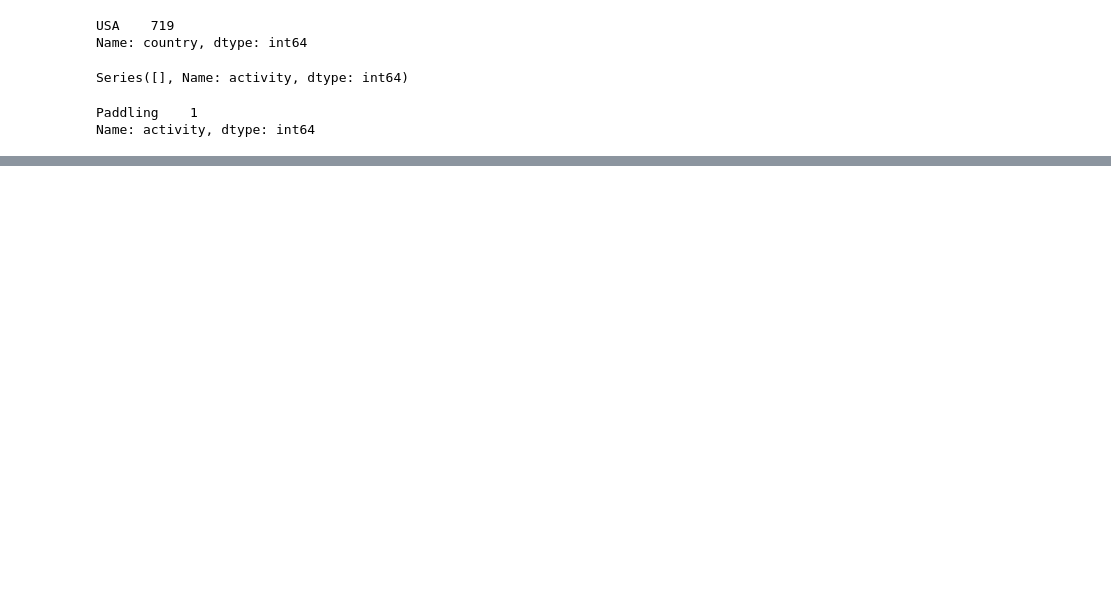
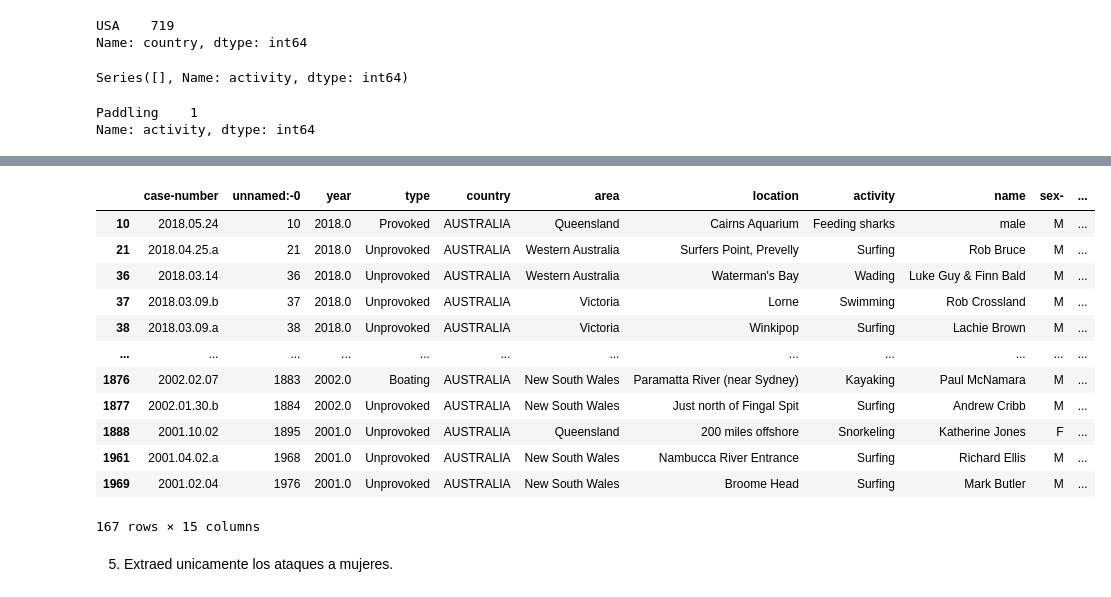
Before and after one commit to Adalab/DA-PROMO-B-MODULO1-SPRINT2-NATALIA-PAULA, a Jupyter notebook: Pandas 4.ipynb, the cells around one changed output, grey strips where cells are left out. Cells and saved outputs as stored; diff of their text form; code cells hidden in the pictures; blank space fills up the shorter version.

```diff
--- a/Pandas 4.ipynb
+++ b/Pandas 4.ipynb
@@ -157,0 +179,18 @@ Name: activity, dtype: int64
+# %%
+australia[australia['year']> 2000]
+# %% [output]
+|  | case-number | unnamed:-0 | year | type | country | area | location | activity | name | sex- | ... |
+| 10 | 2018.05.24 | 10 | 2018.0 | Provoked | AUSTRALIA | Queensland | Cairns Aquarium | Feeding sharks | male | M | ... |
+| 21 | 2018.04.25.a | 21 | 2018.0 | Unprovoked | AUSTRALIA | Western Australia | Surfers Point, Prevelly | Surfing | Rob Bruce | M | ... |
+| 36 | 2018.03.14 | 36 | 2018.0 | Unprovoked | AUSTRALIA | Western Australia | Waterman's Bay | Wading | Luke Guy & Finn Bald | M | ... |
+| 37 | 2018.03.09.b | 37 | 2018.0 | Unprovoked | AUSTRALIA | Victoria | Lorne | Swimming | Rob Crossland | M | ... |
+| 38 | 2018.03.09.a | 38 | 2018.0 | Unprovoked | AUSTRALIA | Victoria | Winkipop | Surfing | Lachie Brown | M | ... |
+| ... | ... | ... | ... | ... | ... | ... | ... | ... | ... | ... | ... |
+| 1876 | 2002.02.07 | 1883 | 2002.0 | Boating | AUSTRALIA | New South Wales | Paramatta River (near Sydney) | Kayaking | Paul McNamara | M | ... |
+| 1877 | 2002.01.30.b | 1884 | 2002.0 | Unprovoked | AUSTRALIA | New South Wales | Just north of Fingal Spit | Surfing | Andrew Cribb | M | ... |
+| 1888 | 2001.10.02 | 1895 | 2001.0 | Unprovoked | AUSTRALIA | Queensland | 200 miles offshore | Snorkeling | Katherine Jones | F | ... |
+| 1961 | 2001.04.02.a | 1968 | 2001.0 | Unprovoked | AUSTRALIA | New South Wales | Nambucca River Entrance | Surfing | Richard Ellis | M | ... |
+| 1969 | 2001.02.04 | 1976 | 2001.0 | Unprovoked | AUSTRALIA | New South Wales | Broome Head | Surfing | Mark Butler | M | ... |
+167 rows × 15 columns
+# %% [markdown]
+5. Extraed unicamente los ataques a mujeres.
```
Also changed, not shown: parts of 14 cells of this notebook.
